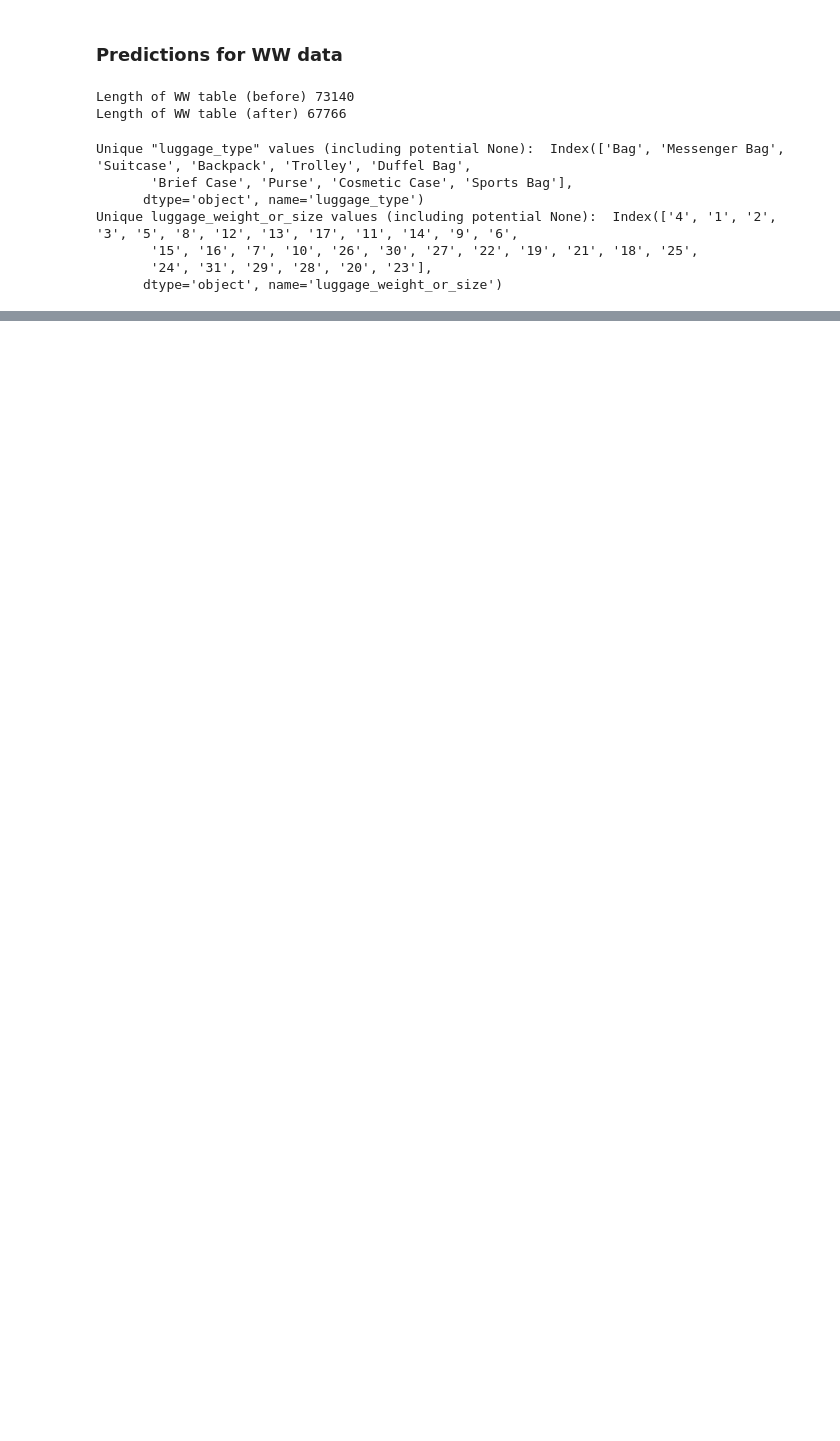
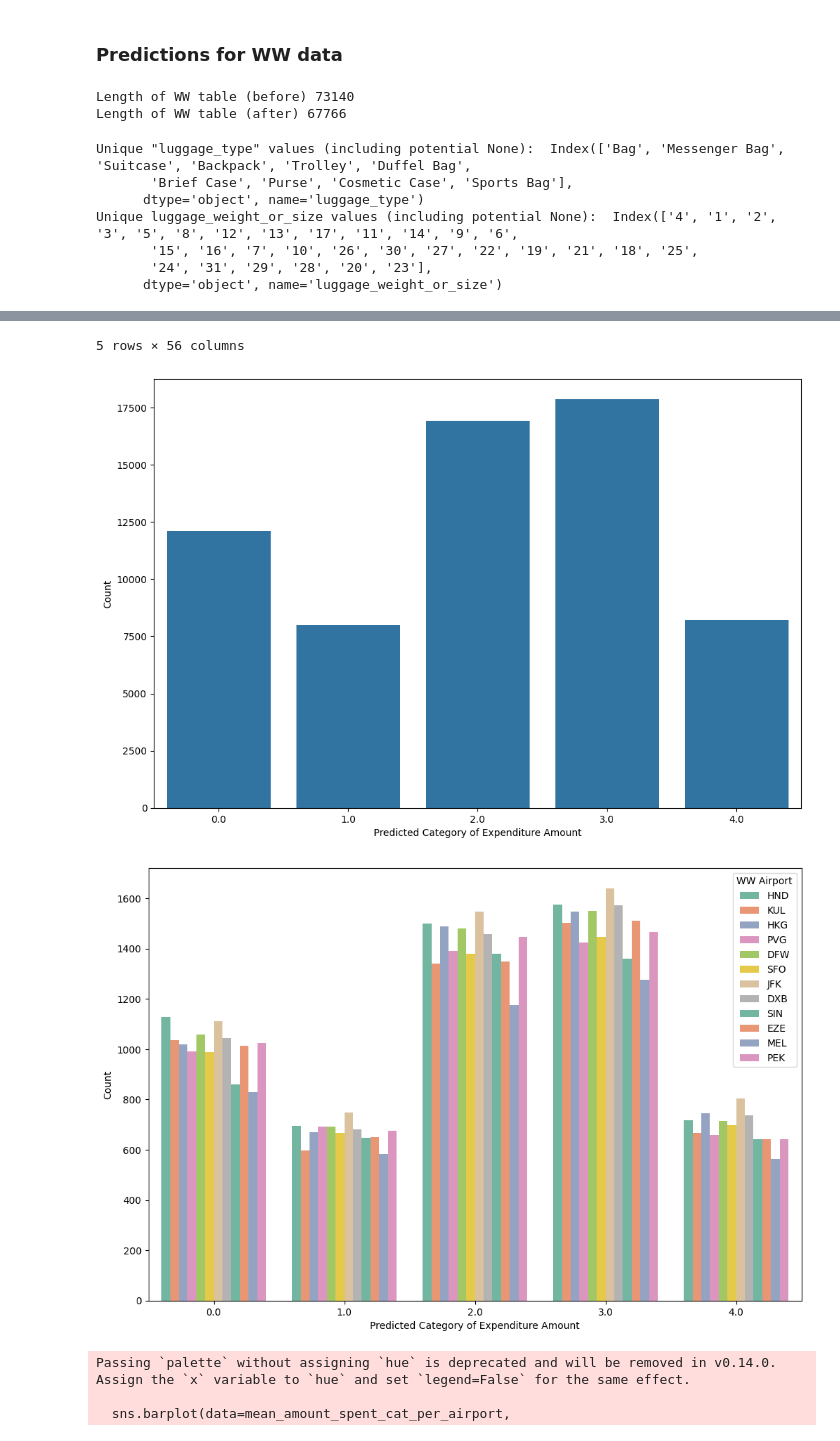
Before and after one commit to lexej/airport-recommendation, a Jupyter notebook: airport_recommenation.ipynb, the cells around one changed output, grey strips where cells are left out. Drawn from its saved outputs; the diff is of its cells as text; code cells hidden in the pictures; blank space fills up the shorter version.

Commit message:
mean amount_spent_cat

```diff
--- a/airport_recommenation.ipynb
+++ b/airport_recommenation.ipynb
@@ -562,0 +530,46 @@ plt.show()
+# %%
+#   Get predictions for WW data passengers
+
+
+passengers_ww_table["pred_amount_spent_cat"] = pd.Series(model.predict(ww_table_to_predict))
+
+display(passengers_ww_table.head())
+
+#   Visualizations for predictions
+
+
+plt.figure(figsize=(12, 8))
+sns.countplot(data=passengers_ww_table, x='pred_amount_spent_cat')
+plt.title('')
+plt.xlabel('Predicted Category of Expenditure Amount')
+plt.ylabel('Count')
+plt.show()
+
+
+plt.figure(figsize=(12, 8))
+sns.countplot(data=passengers_ww_table, x='pred_amount_spent_cat', hue='shopped_at', palette='Set2')
+plt.title('')
+plt.xlabel('Predicted Category of Expenditure Amount')
+plt.ylabel('Count')
+plt.legend(title='WW Airport')
+plt.show()
+
+
+#   Mean per airport
+
+groupby_airport = passengers_ww_table.groupby('shopped_at')
+
+mean_amount_spent_cat_per_airport = groupby_airport.agg(mean_amount_spent_cat_per_airport=('pred_amount_spent_cat',
+                                                                                           'mean')).reset_index()
+
+
+plt.figure(figsize=(12, 8))
+sns.barplot(data=mean_amount_spent_cat_per_airport,
+            x='shopped_at',
+            y='mean_amount_spent_cat_per_airport',
+            palette='Set2')
+plt.title('')
+plt.xlabel('WW Airport')
+plt.ylabel('mean_amount_spent_cat_per_airport')
+plt.show()
+# %% [output]
@@ -562,0 +582,6 @@ plt.show()
+5 rows × 56 columns
+[figure, added]
+[figure, added]
+Passing `palette` without assigning `hue` is deprecated and will be removed in v0.14.0. Assign the `x` variable to `hue` and set `legend=False` for the same effect.
+
+  sns.barplot(data=mean_amount_spent_cat_per_airport,
```
Also changed, not shown: parts of 2 cells of this notebook.
